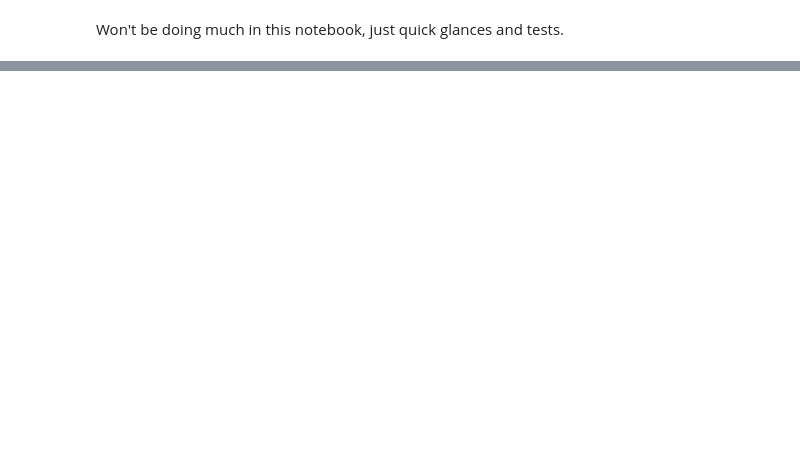
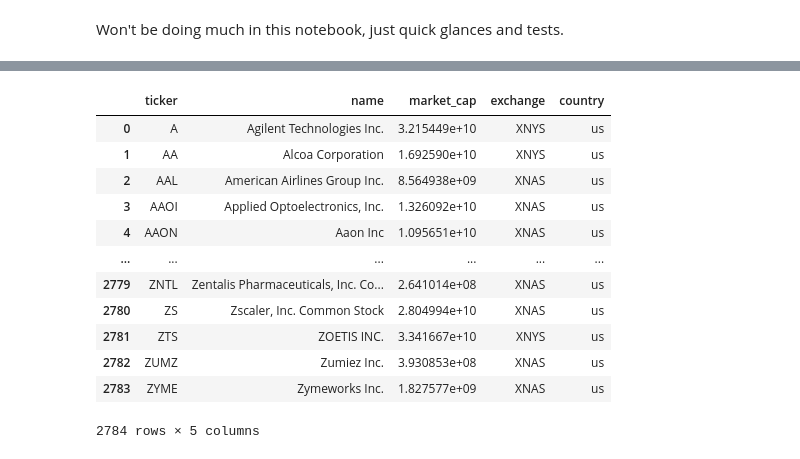
Before and after one commit to matthewcavanaugh96/megalabs, a Jupyter notebook: stock_prices_app/testbook.ipynb, the cells around one changed output, grey strips where cells are left out. Cells and saved outputs as stored; diff of their text form; code cells hidden in the pictures; blank space fills up the shorter version.

```diff
--- a/stock_prices_app/testbook.ipynb
+++ b/stock_prices_app/testbook.ipynb
@@ -37,0 +28,17 @@ df_daily_5_yr
+# %%
+df2 = pd.read_csv('daily_cleaned_metadata.csv')
+df2
+# %% [output]
+|  | ticker | name | market_cap | exchange | country |
+| 0 | A | Agilent Technologies Inc. | 3.215449e+10 | XNYS | us |
+| 1 | AA | Alcoa Corporation | 1.692590e+10 | XNYS | us |
+| 2 | AAL | American Airlines Group Inc. | 8.564938e+09 | XNAS | us |
+| 3 | AAOI | Applied Optoelectronics, Inc. | 1.326092e+10 | XNAS | us |
+| 4 | AAON | Aaon Inc | 1.095651e+10 | XNAS | us |
+| ... | ... | ... | ... | ... | ... |
+| 2779 | ZNTL | Zentalis Pharmaceuticals, Inc. Co... | 2.641014e+08 | XNAS | us |
+| 2780 | ZS | Zscaler, Inc. Common Stock | 2.804994e+10 | XNAS | us |
+| 2781 | ZTS | ZOETIS INC. | 3.341667e+10 | XNYS | us |
+| 2782 | ZUMZ | Zumiez Inc. | 3.930853e+08 | XNAS | us |
+| 2783 | ZYME | Zymeworks Inc. | 1.827577e+09 | XNAS | us |
+2784 rows × 5 columns
```
Also changed, not shown: parts of 16 cells of this notebook, 12 other files.
